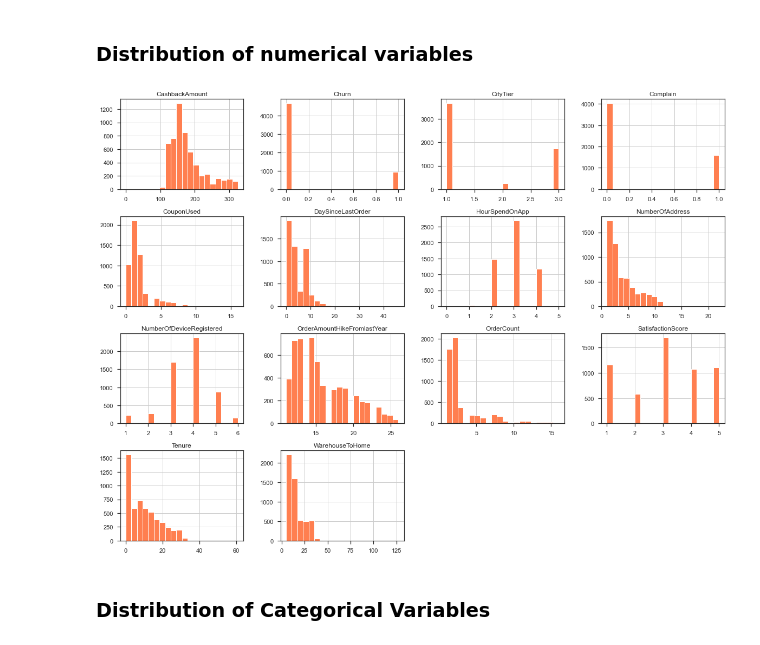
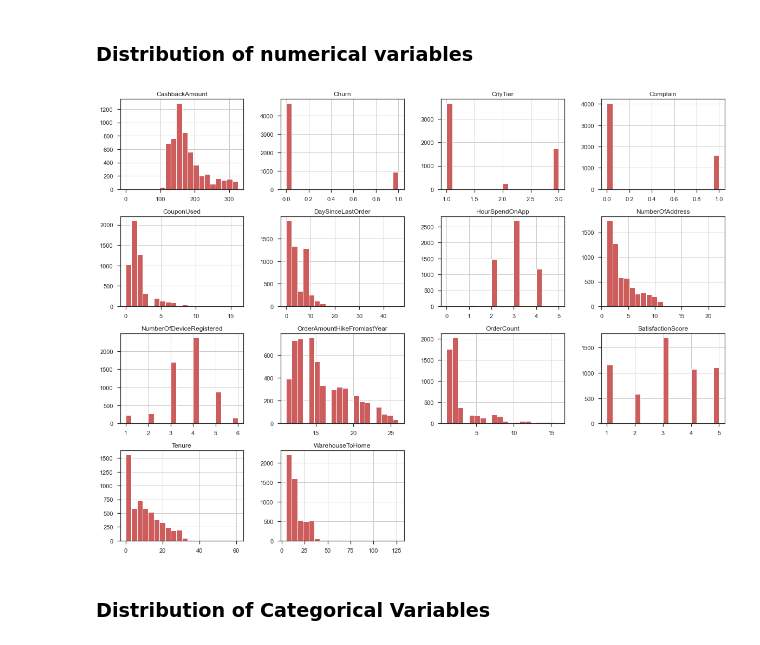
Before and after one commit to McGill-MMA-EnterpriseAnalytics/Churn-Analysis, a Jupyter notebook: Enterprise Group Project - DRAFT.ipynb, the cells around one changed output. Cells and saved outputs as stored; diff of their text form; code cells hidden in the pictures.

```diff
--- a/Enterprise Group Project - DRAFT.ipynb
+++ b/Enterprise Group Project - DRAFT.ipynb
@@ -369,10 +352,10 @@ plt.show()
 # %% [markdown]
 ### Distribution of numerical variables
 # %%
-df.hist(bins=20, figsize=(20,15), color='coral')
+df.hist(bins=20, figsize=(20,15), color='indianred')
 plt.show();
 # %% [output]
-[figure, old version]
+[figure, new version]
 # %% [markdown]
 ### Distribution of Categorical Variables
 # %% [markdown]
```
Also changed, not shown: parts of 15 cells of this notebook.
